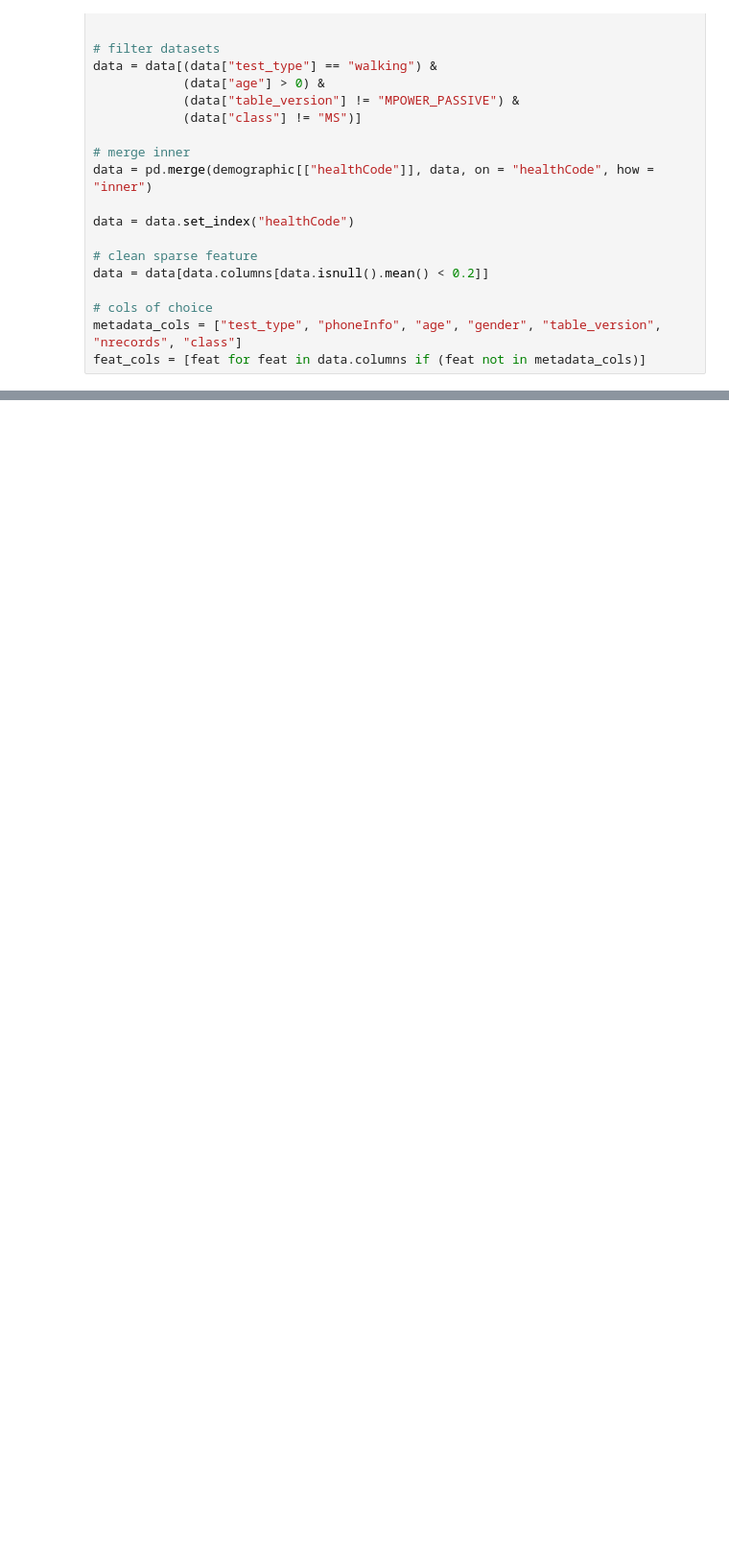
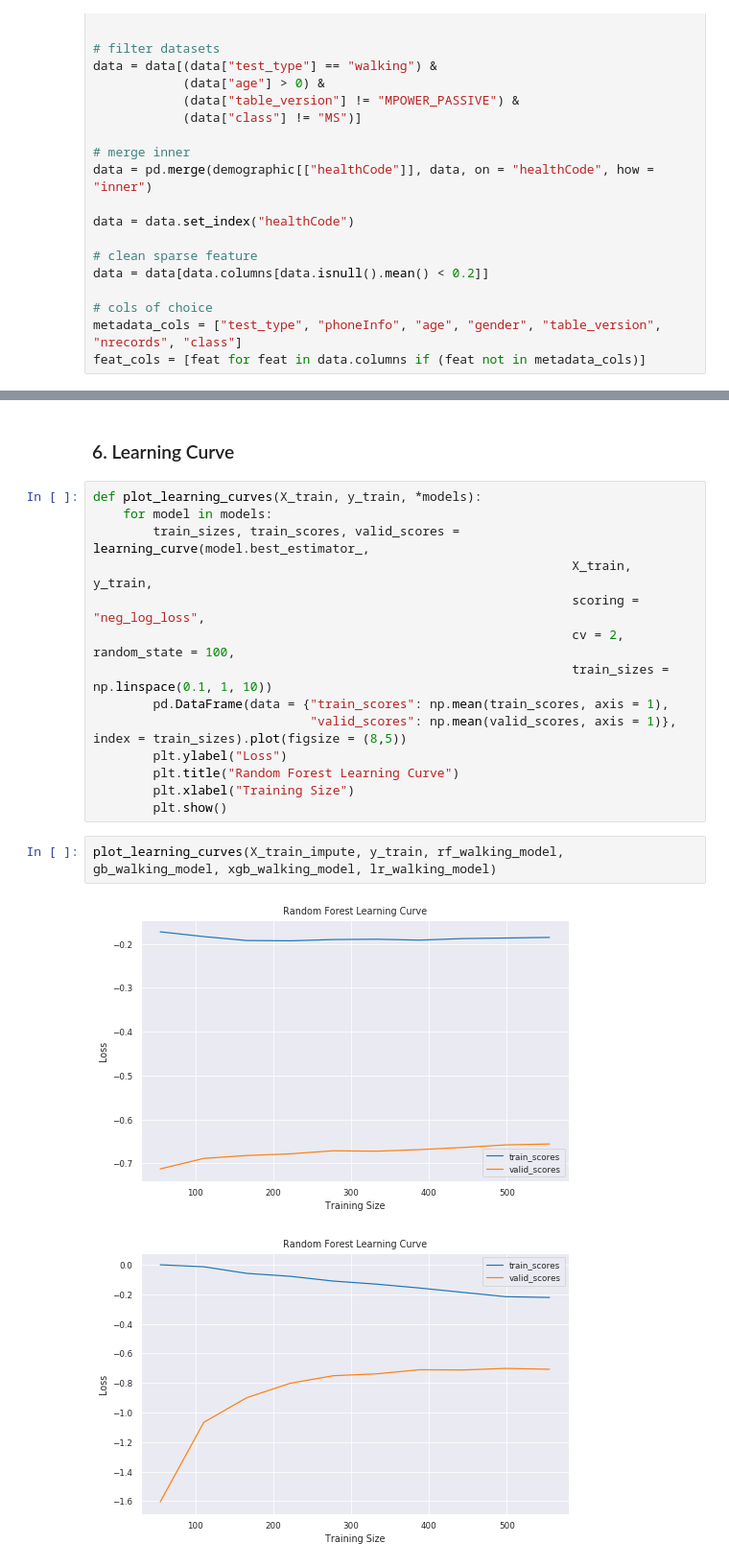
Before and after one commit to arytontediarjo/mpower-gait-analysis, a Jupyter notebook: notebooks/03.model-performances.ipynb, the cells around one changed output, grey strips where cells are left out. Shown at 96% size. Drawn from its saved outputs; the diff is of its cells as text; blank space fills up the shorter version.

```diff
--- a/notebooks/03.model-performances.ipynb
+++ b/notebooks/03.model-performances.ipynb
@@ -124,0 +330,21 @@ weighted avg       0.65      0.64      0.64       371
+# %% [markdown]
+### 6. Learning Curve
+# %%
+def plot_learning_curves(X_train, y_train, *models):
+    for model in models:
+        train_sizes, train_scores, valid_scores = learning_curve(model.best_estimator_,
+                                                                X_train, y_train,
+                                                                scoring = "neg_log_loss",
+                                                                cv = 2, random_state = 100,
+                                                                train_sizes = np.linspace(0.1, 1, 10))
+        pd.DataFrame(data = {"train_scores": np.mean(train_scores, axis = 1),
+                             "valid_scores": np.mean(valid_scores, axis = 1)}, index = train_sizes).plot(figsize = (8,5))
+        plt.ylabel("Loss")
+        plt.title("Random Forest Learning Curve")
+        plt.xlabel("Training Size")
+        plt.show()
+# %%
+plot_learning_curves(X_train_impute, y_train, rf_walking_model, gb_walking_model, xgb_walking_model, lr_walking_model)
+# %% [output]
+[figure, added]
+[figure, added]
```
Also changed, not shown: parts of 28 cells of this notebook.
